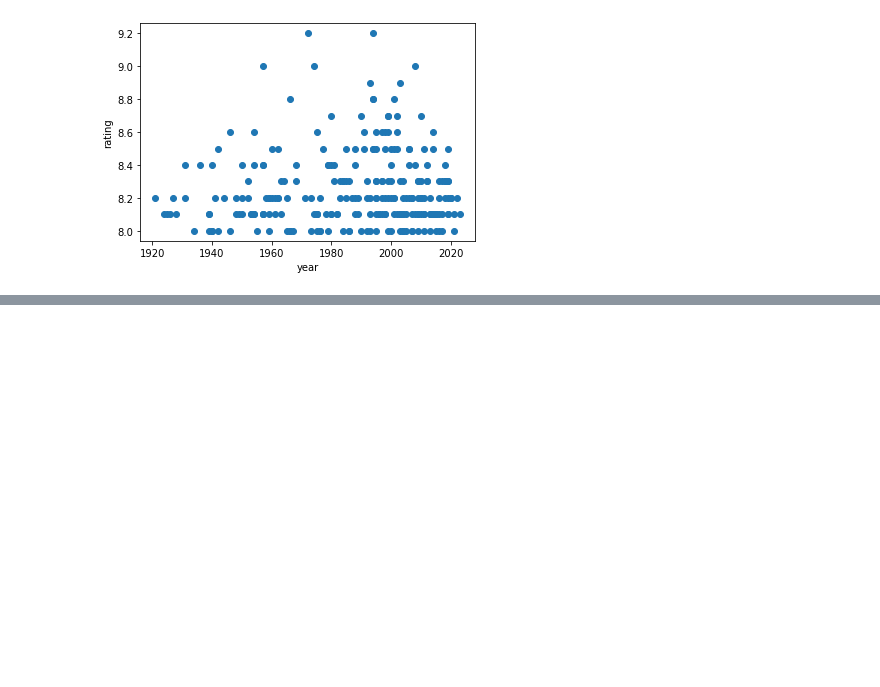
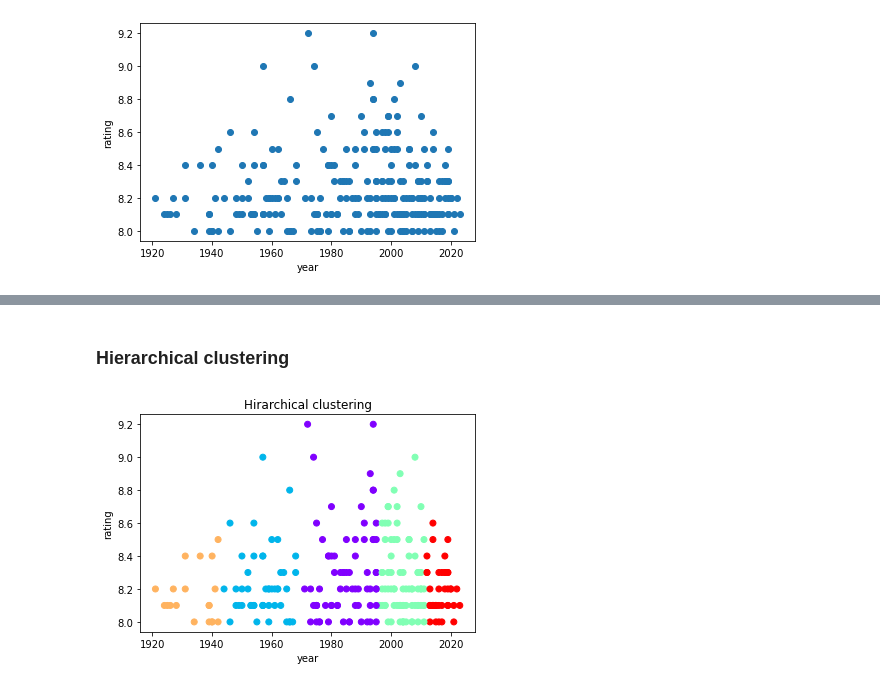
Before and after one commit to Alok-Kumar-13/DBMSLAB, a Jupyter notebook: Lab_11.ipynb, the cells around one changed output, grey strips where cells are left out. Cells and saved outputs as stored; diff of their text form; code cells hidden in the pictures; blank space fills up the shorter version.

```diff
--- a/Lab_11.ipynb
+++ b/Lab_11.ipynb
@@ -104,0 +114,15 @@ plt.show()
+# %% [markdown]
+### Hierarchical clustering
+# %%
+# Perform Hierarchical clustering with k=5
+from sklearn.cluster import AgglomerativeClustering
+clustering = AgglomerativeClustering(n_clusters= 5)
+clustering.fit(df)
+# Visualize the clusters
+plt.scatter(df['year'], df['rating'], c=clustering.labels_, cmap='rainbow')
+plt.xlabel('year')
+plt.ylabel('rating')
+plt.title('Hirarchical clustering')
+plt.show()
+# %% [output]
+[figure, added]
```
Also changed, not shown: parts of 3 cells of this notebook.
